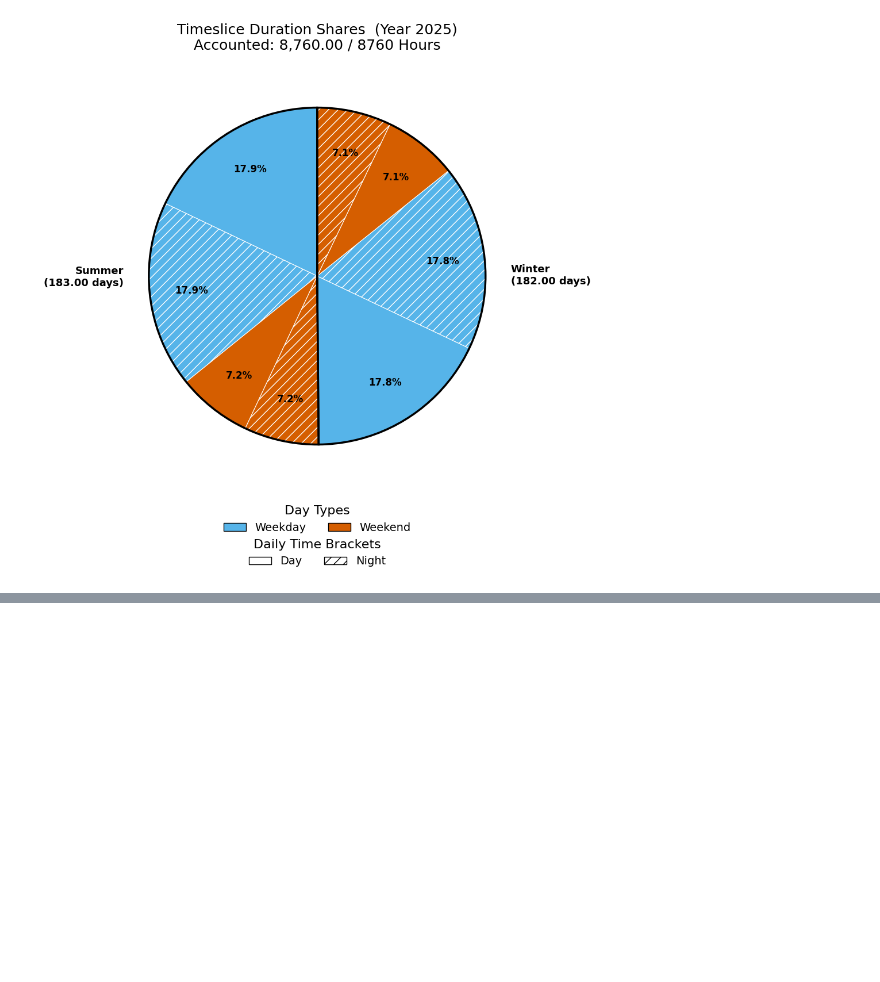
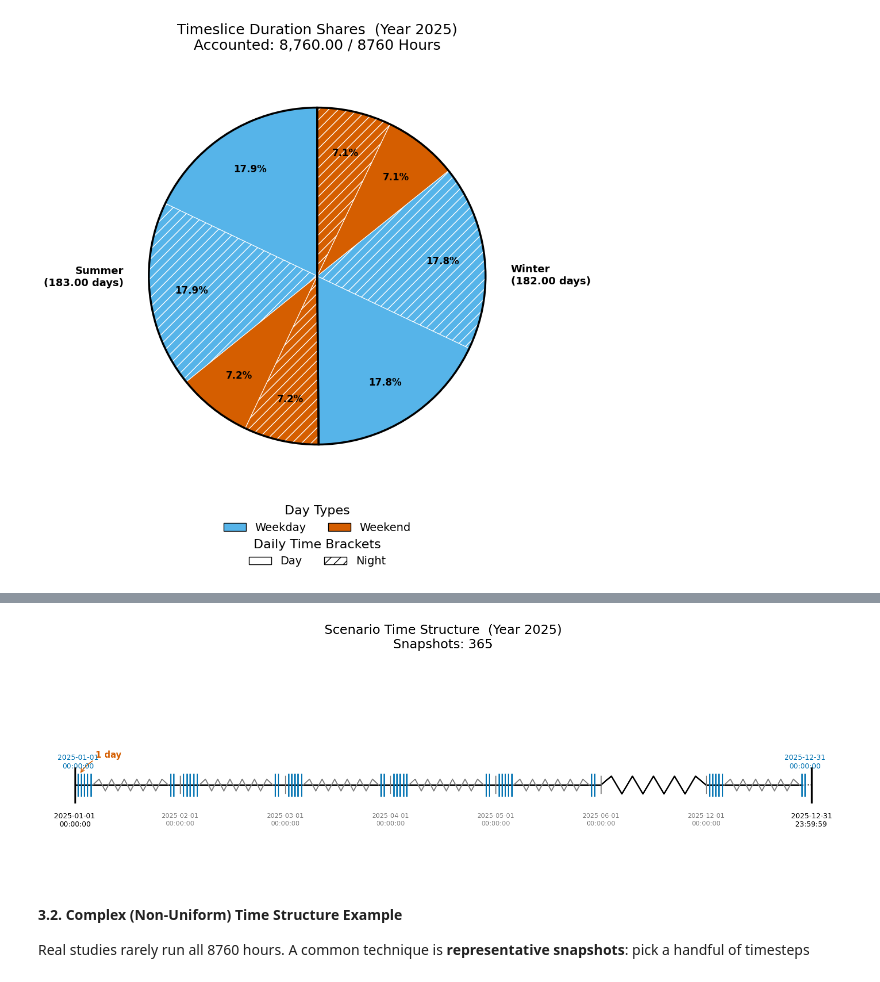
Before and after one commit to esemsc-as4623/pypsa-playground, a Jupyter notebook: notebooks/demo.time.ipynb, the cells around one changed output, grey strips where cells are left out. Saved outputs shown, nothing was run; the diff lists cells and outputs as text; code cells hidden in the pictures; blank space fills up the shorter version.

```diff
--- a/notebooks/demo.time.ipynb
+++ b/notebooks/demo.time.ipynb
@@ -174,0 +88,17 @@ The `TimeComponent` class provides a flexible and robust way to define, modify,
+# %%
+import pypsa
+import pandas as pd
+
+timesteps = pd.date_range("2025-01-01", "2030-12-31 23:59", freq="1d")
+
+n_uniform = pypsa.Network()
+n_uniform.set_snapshots(timesteps)
+# %%
+# Visualize the uniform PyPSA network snapshots
+viz = TimeVisualizer(n_uniform)
+fig, ax = viz.plot_snapshot_timeline(year=2025)
+# %% [output]
+[figure, added]
+# %% [markdown]
+#### 3.2. Complex (Non-Uniform) Time Structure Example
+Real studies rarely run all 8760 hours. A common technique is **representative snapshots**: pick a handful of timesteps
```
Also changed, not shown: parts of 20 cells of this notebook, 2 other files.
